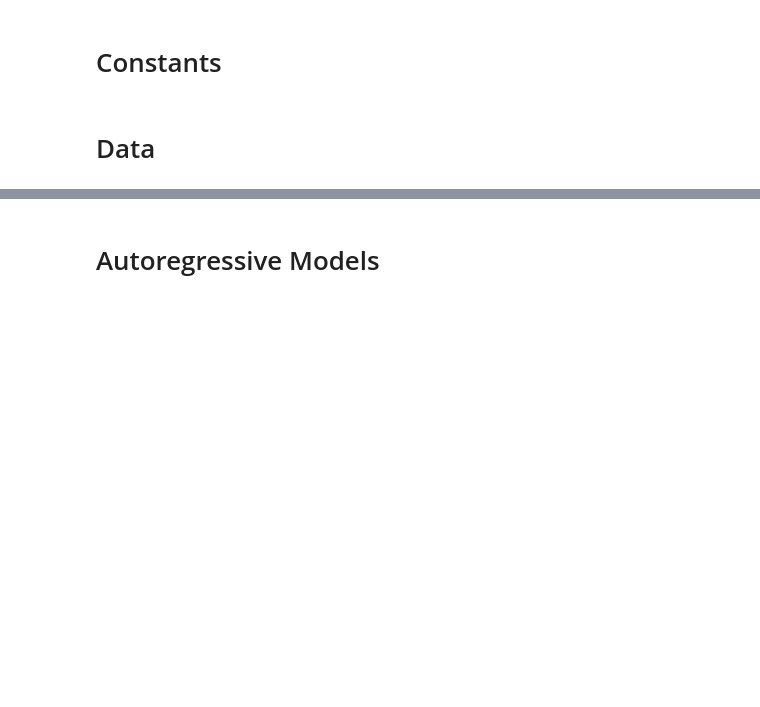
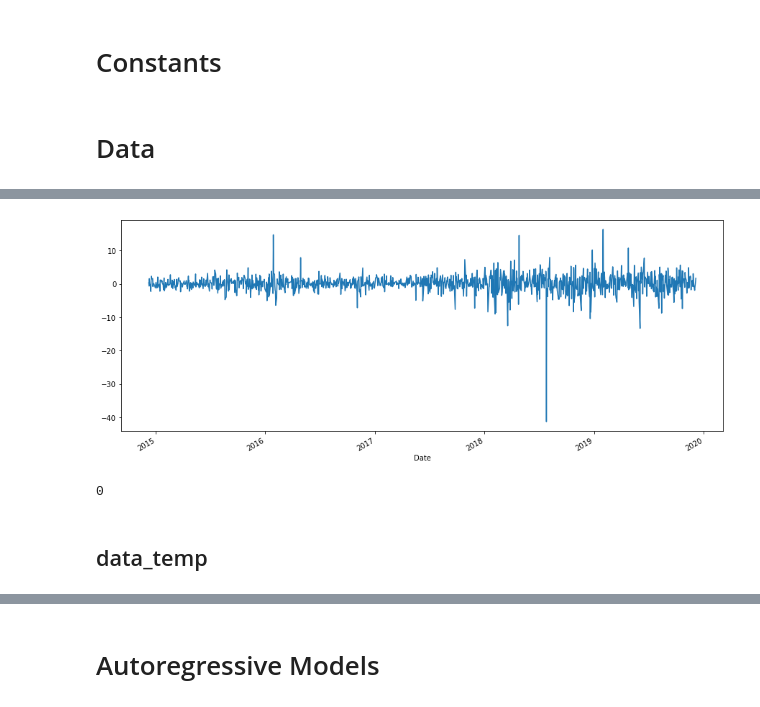
Before and after one commit to rjafarau/hands-on-time-series-analysis-python, a Jupyter notebook: source/CH04_Regression_Extension_Techniques_For_Time_Series_Data.ipynb, the cells around one changed output, grey strips where cells are left out. Cells and saved outputs as stored; diff of their text form; code cells hidden in the pictures; blank space fills up the shorter version.

```diff
--- a/source/CH04_Regression_Extension_Techniques_For_Time_Series_Data.ipynb
+++ b/source/CH04_Regression_Extension_Techniques_For_Time_Series_Data.ipynb
@@ -22,0 +51,11 @@ data_births = pd.read_csv(
+# %%
+series.diff(ndiffs).plot(figsize=(15, 6))
+plt.show()
+# %% [output]
+[figure, added]
+# %%
+pm.arima.ndiffs(series.diff(ndiffs).dropna(), alpha=0.05, test='adf')
+# %% [output]
+0
+# %% [markdown]
+## data_temp
```
Also changed, not shown: parts of 14 cells of this notebook.
